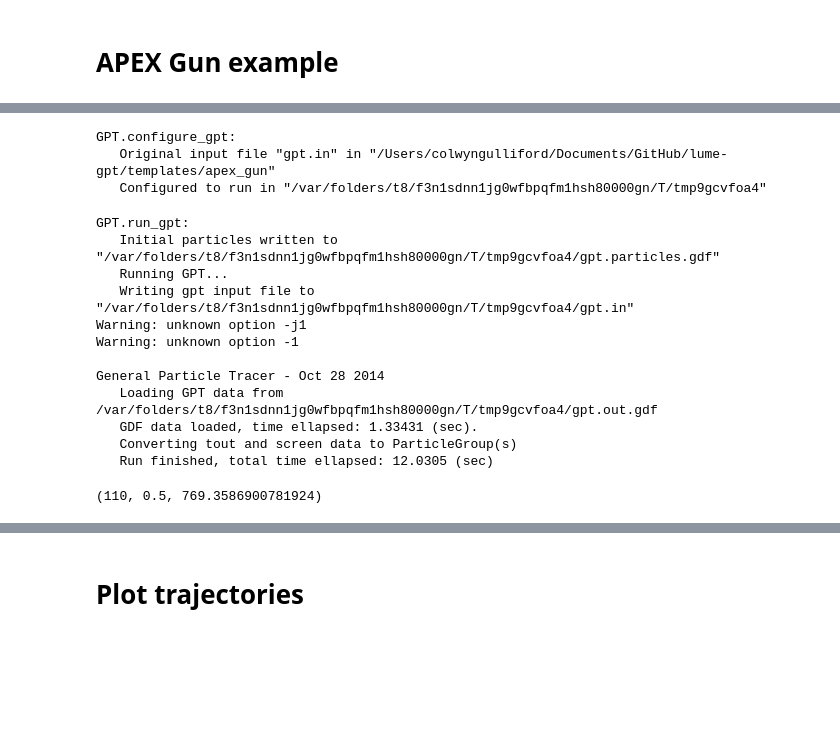
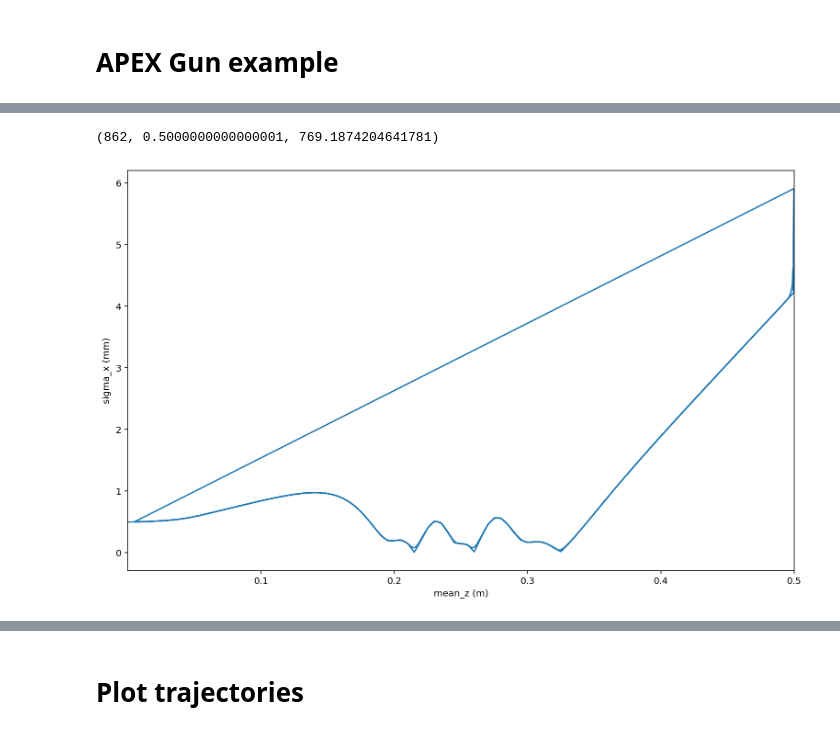
Before and after one commit to ColwynGulliford/lume-gpt, a Jupyter notebook: examples/apex_gun_example.ipynb, the cells around one changed output, grey strips where cells are left out. Drawn from its saved outputs; the diff is of its cells as text; code cells hidden in the pictures; blank space fills up the shorter version.

Commit message:
Add return_figure option to GPT.plot

```diff
--- a/examples/apex_gun_example.ipynb
+++ b/examples/apex_gun_example.ipynb
@@ -36,9 +36,5 @@ P0.plot('x', 'y')
 # %%
-G = GPT(input_file=GPT_IN, initial_particles=P0, verbose=True)
+G = GPT(input_file=GPT_IN, initial_particles=P0, verbose=False)
-# %% [output]
-GPT.configure_gpt:
-   Original input file "gpt.in" in "/Users/colwyngulliford/Documents/GitHub/lume-gpt/templates/apex_gun"
-   Configured to run in "/var/folders/t8/f3n1sdnn1jg0wfbpqfm1hsh80000gn/T/tmp9gcvfoa4"
 # %%
 # Set some of these
 variables_were_set = G.set_variables({'gun_peak_field':20e6,'gun_phase':171.340,'tmax': 5e-9, 'RadiusMax':.015,
@@ -46,24 +42,12 @@ variables_were_set = G.set_variables({'gun_peak_field':20e6,'gun_phase':171.340,
                                      'dtmin':0,
                                      'GBacc':6.5,
                                        'xacc':6.5,
-                                      'space_charge':0
+                                      'space_charge':1
                                      })
 # %%
 # Run
-G.run(gpt_verbose=True)
+G.run(gpt_verbose=False)
 PF = G.particles[-1]
 len(G.particles), PF['mean_z'], PF['mean_kinetic_energy']/1e3
 # %% [output]
-GPT.run_gpt:
-   Initial particles written to "/var/folders/t8/f3n1sdnn1jg0wfbpqfm1hsh80000gn/T/tmp9gcvfoa4/gpt.particles.gdf"
-   Running GPT...
-   Writing gpt input file to "/var/folders/t8/f3n1sdnn1jg0wfbpqfm1hsh80000gn/T/tmp9gcvfoa4/gpt.in"
-Warning: unknown option -j1
-Warning: unknown option -1
-
-General Particle Tracer - Oct 28 2014
-   Loading GPT data from /var/folders/t8/f3n1sdnn1jg0wfbpqfm1hsh80000gn/T/tmp9gcvfoa4/gpt.out.gdf
-   GDF data loaded, time ellapsed: 1.33431 (sec).
-   Converting tout and screen data to ParticleGroup(s)
-   Run finished, total time ellapsed: 12.0305 (sec)
+(862, 0.5000000000000001, 769.1874204641781)
-(110, 0.5, 769.3586900781924)
@@ -71,0 +54,4 @@ G.initial_particles
+# %%
+G.plot('sigma_x')
+# %% [output]
+[figure, added]
```
Also changed, not shown: parts of 14 cells of this notebook, 2 other files.
